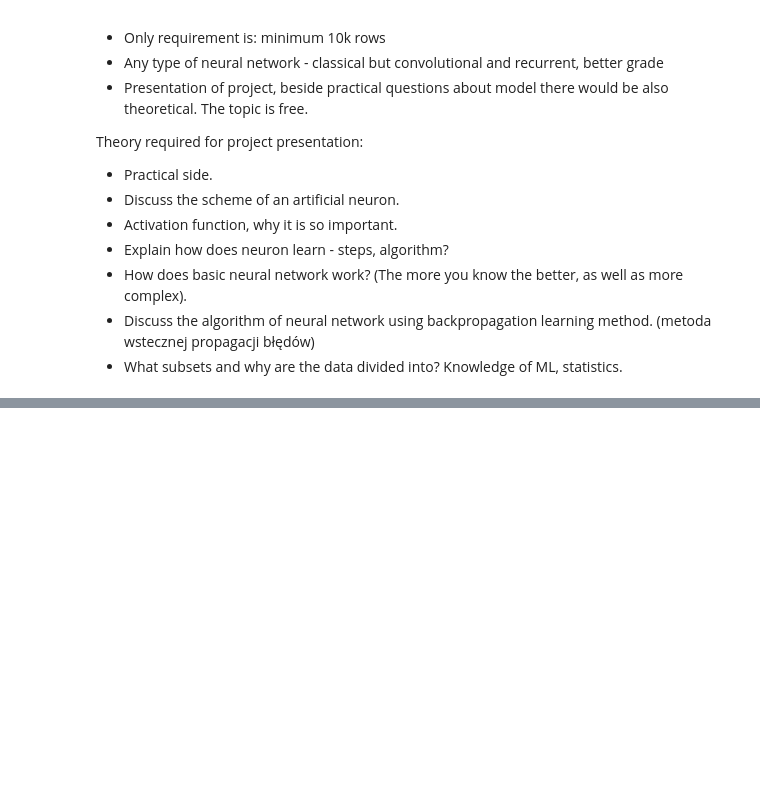
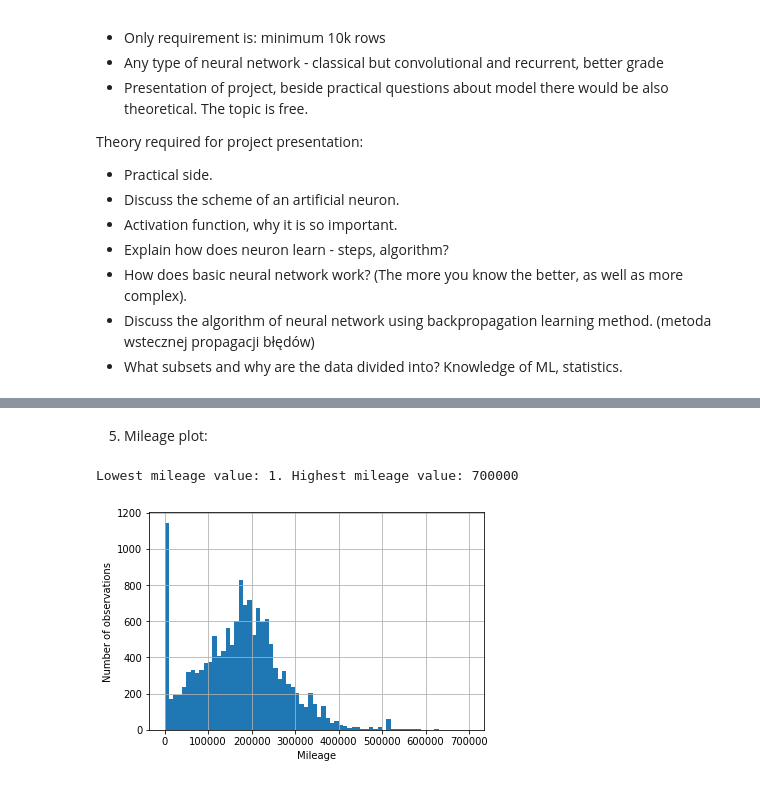
Before and after one commit to PsimonL/AI_Assesment, a Jupyter notebook: main.ipynb, the cells around one changed output, grey strips where cells are left out. Cells and saved outputs as stored; diff of their text form; code cells hidden in the pictures; blank space fills up the shorter version.

```diff
--- a/main.ipynb
+++ b/main.ipynb
@@ -89,0 +112,13 @@ list_of_models = VolkswagenModel.list_of_models
+# %% [markdown]
+5. Mileage plot:
+# %%
+min = df["Mileage"].min()
+max = df["Mileage"].max()
+print(f"Lowest mileage value: {min}. Highest mileage value: {max}")
+mileage_plot = df["Mileage"].plot.hist(bins=70, grid=True)
+mileage_plot.set_xlabel("Mileage")
+mileage_plot.set_ylabel("Number of observations")
+plt.show()
+# %% [output]
+Lowest mileage value: 1. Highest mileage value: 700000
+[figure, added]
```
Also changed, not shown: parts of 18 cells of this notebook, 1 other file.
